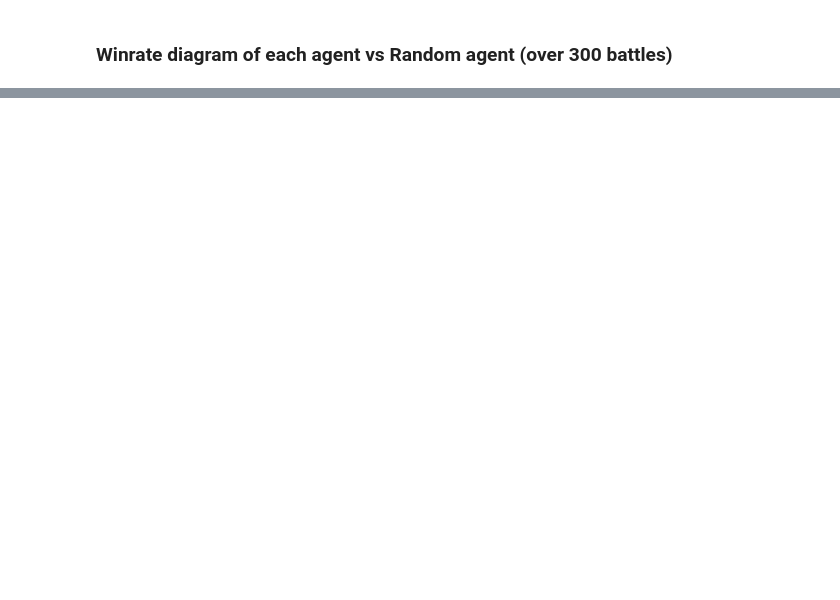
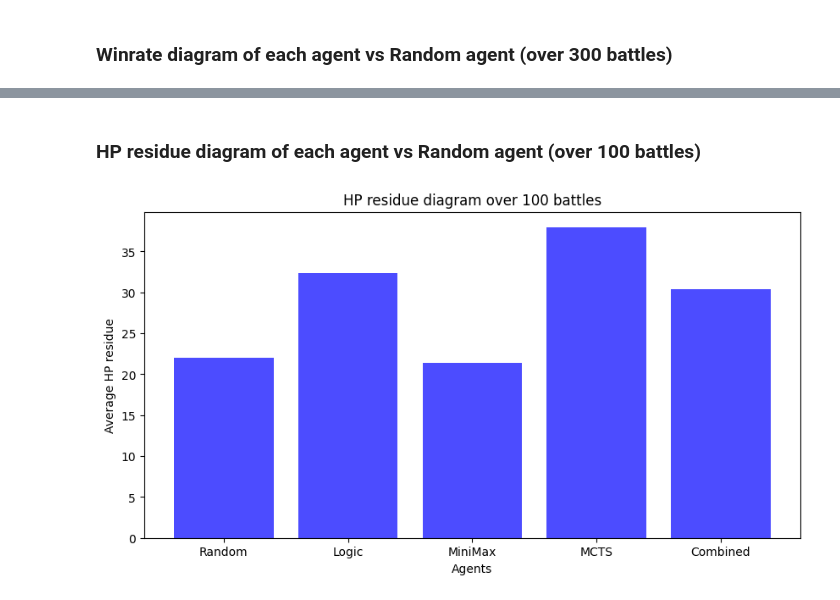
Before and after one commit to Giusgarus/Pokemon-battle-VGC, a Jupyter notebook: Agents/Statistics/generate_plots.ipynb, the cells around one changed output, grey strips where cells are left out. Saved outputs shown, nothing was run; the diff lists cells and outputs as text; code cells hidden in the pictures; blank space fills up the shorter version.

```diff
--- a/Agents/Statistics/generate_plots.ipynb
+++ b/Agents/Statistics/generate_plots.ipynb
@@ -174,0 +174,11 @@ plt.show()
+# %% [markdown]
+### HP residue diagram of each agent vs Random agent (over 100 battles)
+# %%
+plt.figure(figsize=(10, 5))
+plt.bar(df_hp_residue_100.columns, df_hp_residue_100['Random'], color='blue', alpha=0.7)
+plt.title('HP residue diagram over 100 battles')
+plt.xlabel('Agents')
+plt.ylabel('Average HP residue')
+plt.show()
+# %% [output]
+[figure, added]
```
Also changed, not shown: parts of 20 cells of this notebook, 2 other files.
